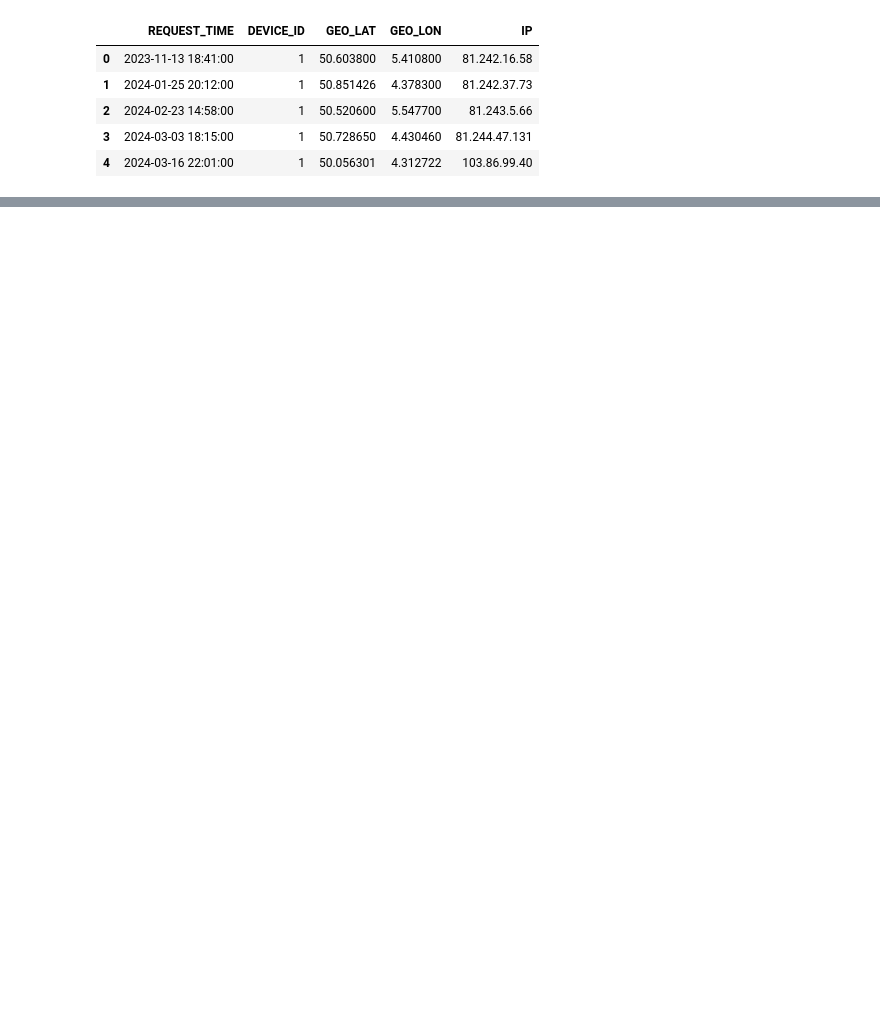
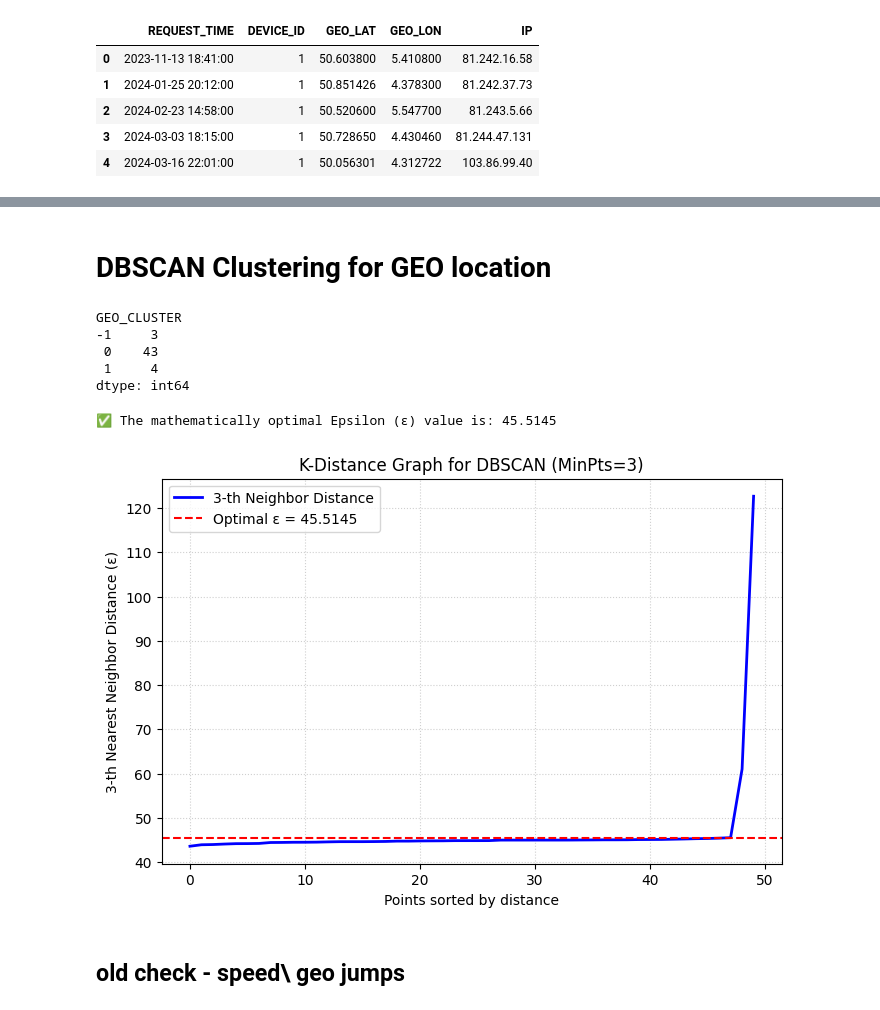
Before and after one commit to liad87/work_assignments, a Jupyter notebook: analysis_script_detect_vpn.ipynb, the cells around one changed output, grey strips where cells are left out. Drawn from its saved outputs; the diff is of its cells as text; code cells hidden in the pictures; blank space fills up the shorter version.

```diff
--- a/analysis_script_detect_vpn.ipynb
+++ b/analysis_script_detect_vpn.ipynb
@@ -18,0 +233,25 @@ df.head()
+# %% [markdown]
+# DBSCAN Clustering for GEO location
+# %%
+#Visualization - Review VPN classification on map with Geo clustring
+from sklearn.cluster import DBSCAN
+
+# 1. Convert Latitude and Longitude to Radians for the Haversine metric
+coords = df[['GEO_LAT', 'GEO_LON']].to_numpy()
+kms_per_radian = 6371.0088
+epsilon = 45 / kms_per_radian # 45 kilometer radius cluster
+
+# 2. Fit the DBSCAN model
+# min_samples=3 means a physical location must appear at least 3 times to be a "cluster"
+db = DBSCAN(eps=epsilon, min_samples=3, metric='haversine').fit(np.radians(coords))
+
+# 3. Add the cluster labels to the DataFrame
+df['GEO_CLUSTER'] = db.labels_
+# %%
+df[['GEO_CLUSTER']].groupby('GEO_CLUSTER').size()
+# %% [output]
+GEO_CLUSTER
+-1     3
+ 0    43
+ 1     4
+dtype: int64
@@ -19,3 +293,58 @@ df.head()
+# %%
+import matplotlib.pyplot as plt
+from sklearn.neighbors import NearestNeighbors
+from kneed import KneeLocator
+
+min_pts = 2
+k = 3
+
+XX = df[['GEO_LAT', 'GEO_LON']].to_numpy()
+XX
+# -------------------------------------------------------------------------
+# Step 3: Calculate the k-distances
+# -------------------------------------------------------------------------
+# We look for n_neighbors = k.
+# The algorithm returns distances including the point itself (distance=0),
+# so the k-th nearest neighbor will be at index k-1.
+neighbors = NearestNeighbors(n_neighbors=k)
+neighbors_fit = neighbors.fit(X)
+distances, indices = neighbors_fit.kneighbors(XX)
+
+# Sort distances based on the k-th nearest neighbor (last column)
+sorted_k_distances = np.sort(distances[:, k-1])
+
+# -------------------------------------------------------------------------
+# Step 4: Automatically mathematically detect the "Elbow/Knee" point
+# -------------------------------------------------------------------------
+# Curve is 'convex' because it bends upwards, direction is 'increasing'
+kneedle = KneeLocator(
+    x=range(len(sorted_k_distances)),
+    y=sorted_k_distances,
+    curve="convex",
+    direction="increasing"
+)
+
+optimal_epsilon = kneedle.knee_y
+print(f"✅ The mathematically optimal Epsilon (ε) value is: {optimal_epsilon:.4f}")
+
+# -------------------------------------------------------------------------
+# Step 5: Plot the k-distance graph
+# -------------------------------------------------------------------------
+plt.figure(figsize=(8, 5))
+plt.plot(sorted_k_distances, label=f"{k}-th Neighbor Distance", color='blue', lw=2)
+plt.axhline(y=optimal_epsilon, color='red', linestyle='--', label=f'Optimal ε = {optimal_epsilon:.4f}')
+
+plt.title(f"K-Distance Graph for DBSCAN (MinPts={k})")
+plt.xlabel("Points sorted by distance")
+plt.ylabel(f"{k}-th Nearest Neighbor Distance (ε)")
+plt.legend(loc="upper left")
+plt.grid(True, linestyle=':', alpha=0.6)
+plt.show()
+# %% [output]
+✅ The mathematically optimal Epsilon (ε) value is: 45.5145
+[figure, added]
+# %% [markdown]
+## old check - speed\ geo jumps ###
 # %%
 # 2. Haversine function to calculate distance between two coordinates
 def haversine(lat1, lon1, lat2, lon2):
```
Also changed, not shown: parts of 24 cells of this notebook, 4 other files.
